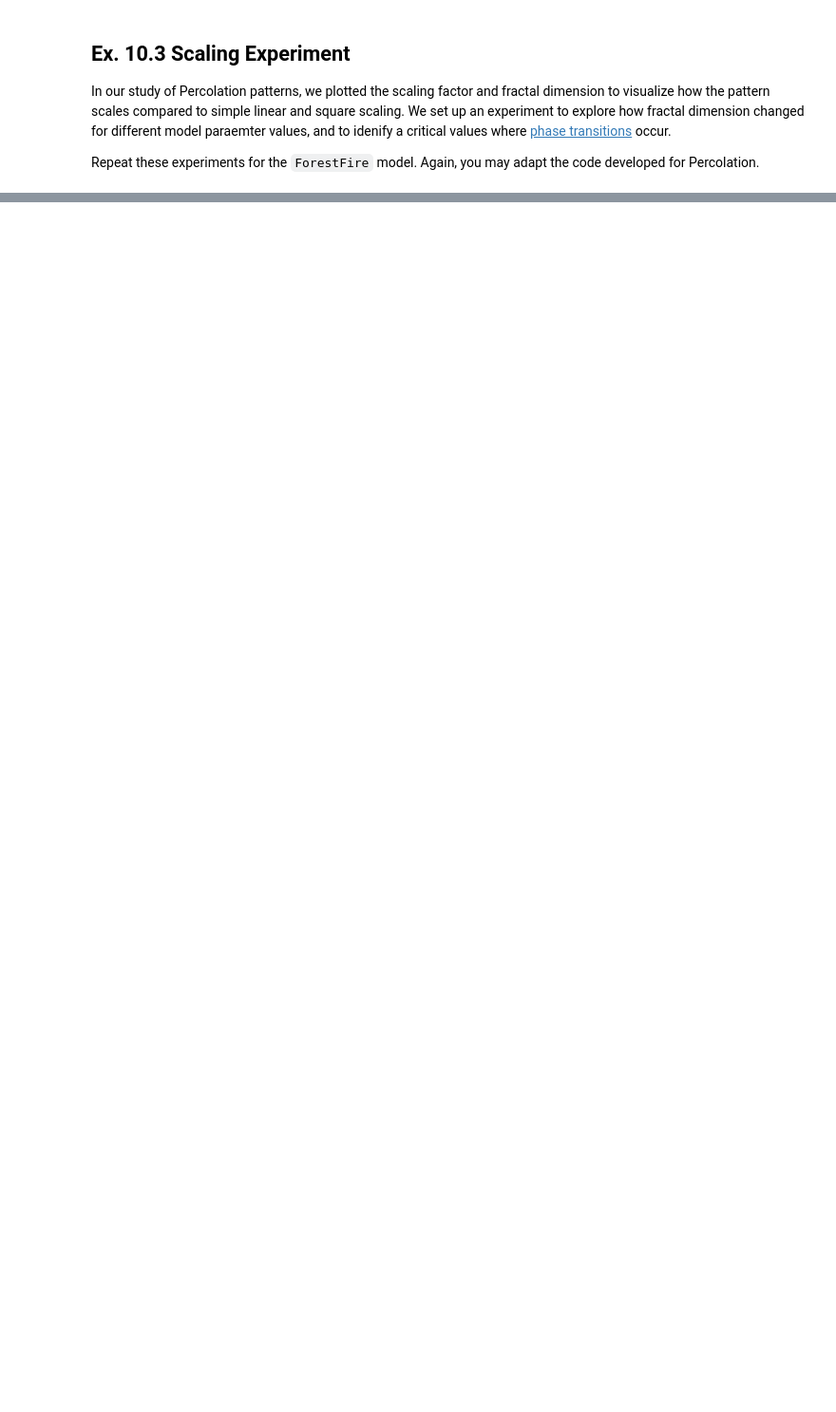
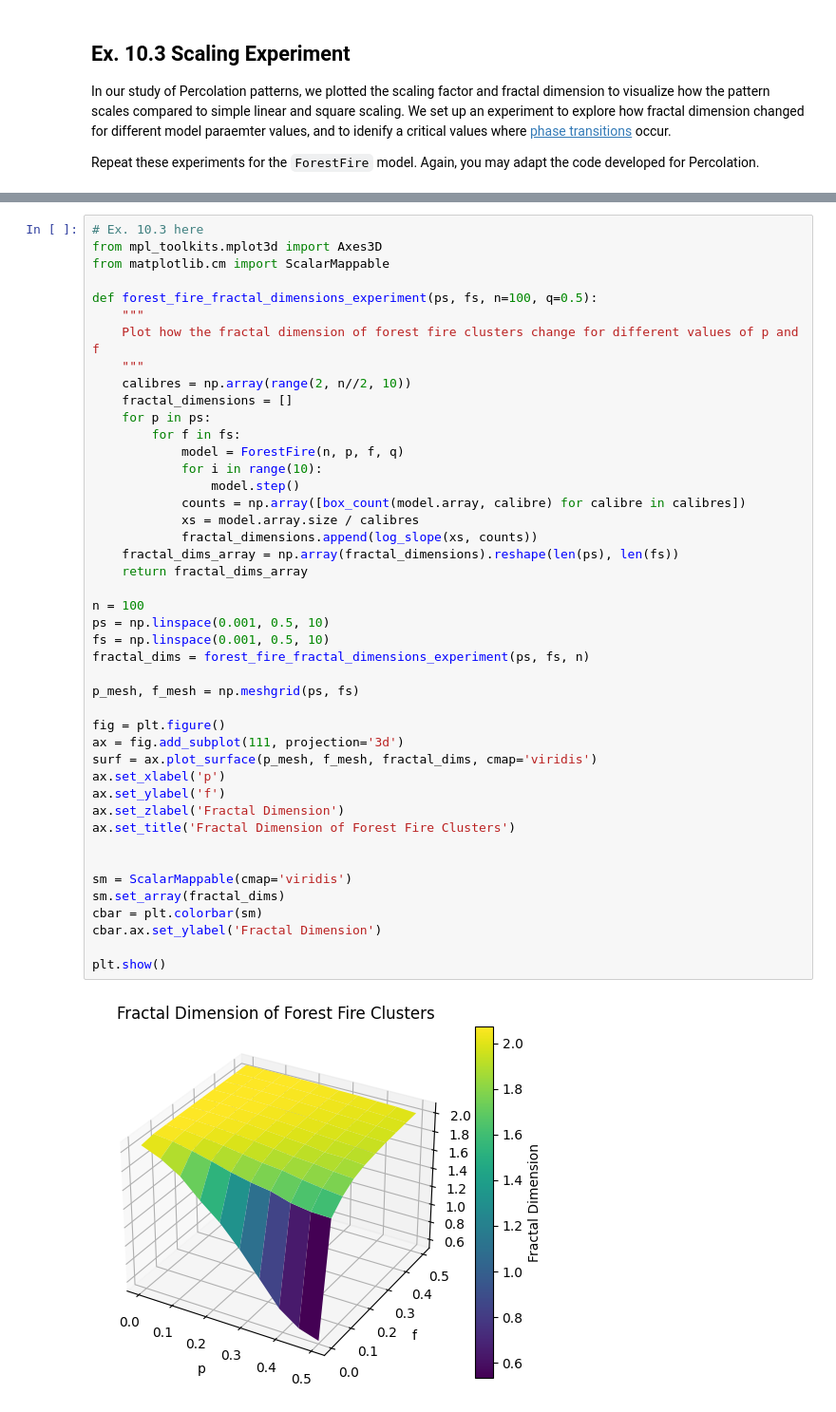
Before and after one commit to anthonybabich/cap-comp215, a Jupyter notebook: Lab10.ipynb, the cells around one changed output, grey strips where cells are left out. Shown at 95% size. Drawn from its saved outputs; the diff is of its cells as text; blank space fills up the shorter version.

```diff
--- a/Lab10.ipynb
+++ b/Lab10.ipynb
@@ -553,3 +608,49 @@ Repeat these experiments for the `ForestFire` model.  Again, you may adapt the c
+# %%
+# Ex. 10.3 here
+from mpl_toolkits.mplot3d import Axes3D
+from matplotlib.cm import ScalarMappable
+
+def forest_fire_fractal_dimensions_experiment(ps, fs, n=100, q=0.5):
+    """
+    Plot how the fractal dimension of forest fire clusters change for different values of p and f
+    """
+    calibres = np.array(range(2, n//2, 10))
+    fractal_dimensions = []
+    for p in ps:
+        for f in fs:
+            model = ForestFire(n, p, f, q)
+            for i in range(10):
+                model.step()
+            counts = np.array([box_count(model.array, calibre) for calibre in calibres])
+            xs = model.array.size / calibres
+            fractal_dimensions.append(log_slope(xs, counts))
+    fractal_dims_array = np.array(fractal_dimensions).reshape(len(ps), len(fs))
+    return fractal_dims_array
+
+n = 100
+ps = np.linspace(0.001, 0.5, 10)
+fs = np.linspace(0.001, 0.5, 10)
+fractal_dims = forest_fire_fractal_dimensions_experiment(ps, fs, n)
+
+p_mesh, f_mesh = np.meshgrid(ps, fs)
+
+fig = plt.figure()
+ax = fig.add_subplot(111, projection='3d')
+surf = ax.plot_surface(p_mesh, f_mesh, fractal_dims, cmap='viridis')
+ax.set_xlabel('p')
+ax.set_ylabel('f')
+ax.set_zlabel('Fractal Dimension')
+ax.set_title('Fractal Dimension of Forest Fire Clusters')
+
+
+sm = ScalarMappable(cmap='viridis')
+sm.set_array(fractal_dims)
+cbar = plt.colorbar(sm)
+cbar.ax.set_ylabel('Fractal Dimension')
+
+plt.show()
+# %% [output]
+[figure, added]
 # %% [markdown]
 ### Question 10.4:
 How does the fractal dimension change for different values of $p$ and $f$?
```
Also changed, not shown: parts of 13 cells of this notebook.
